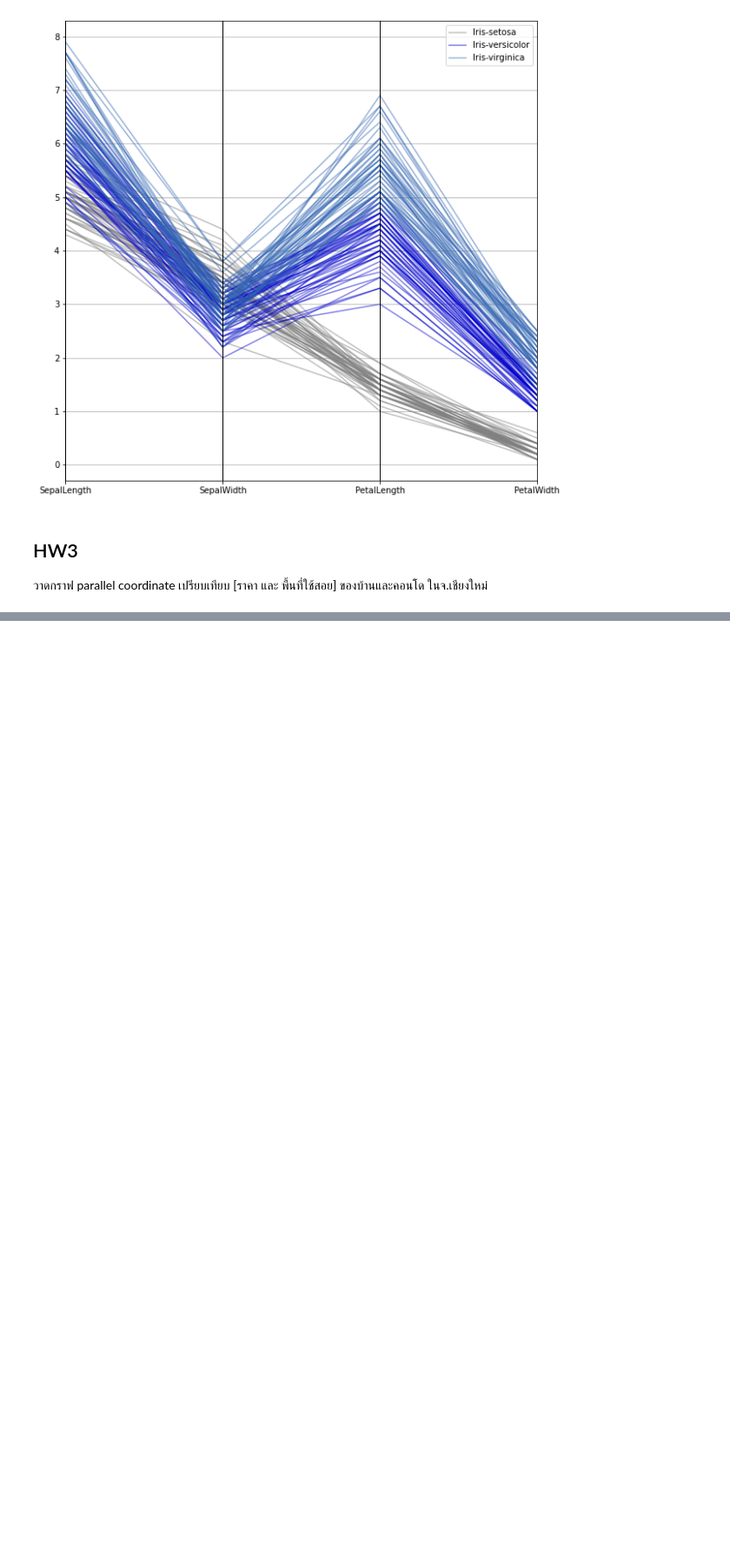
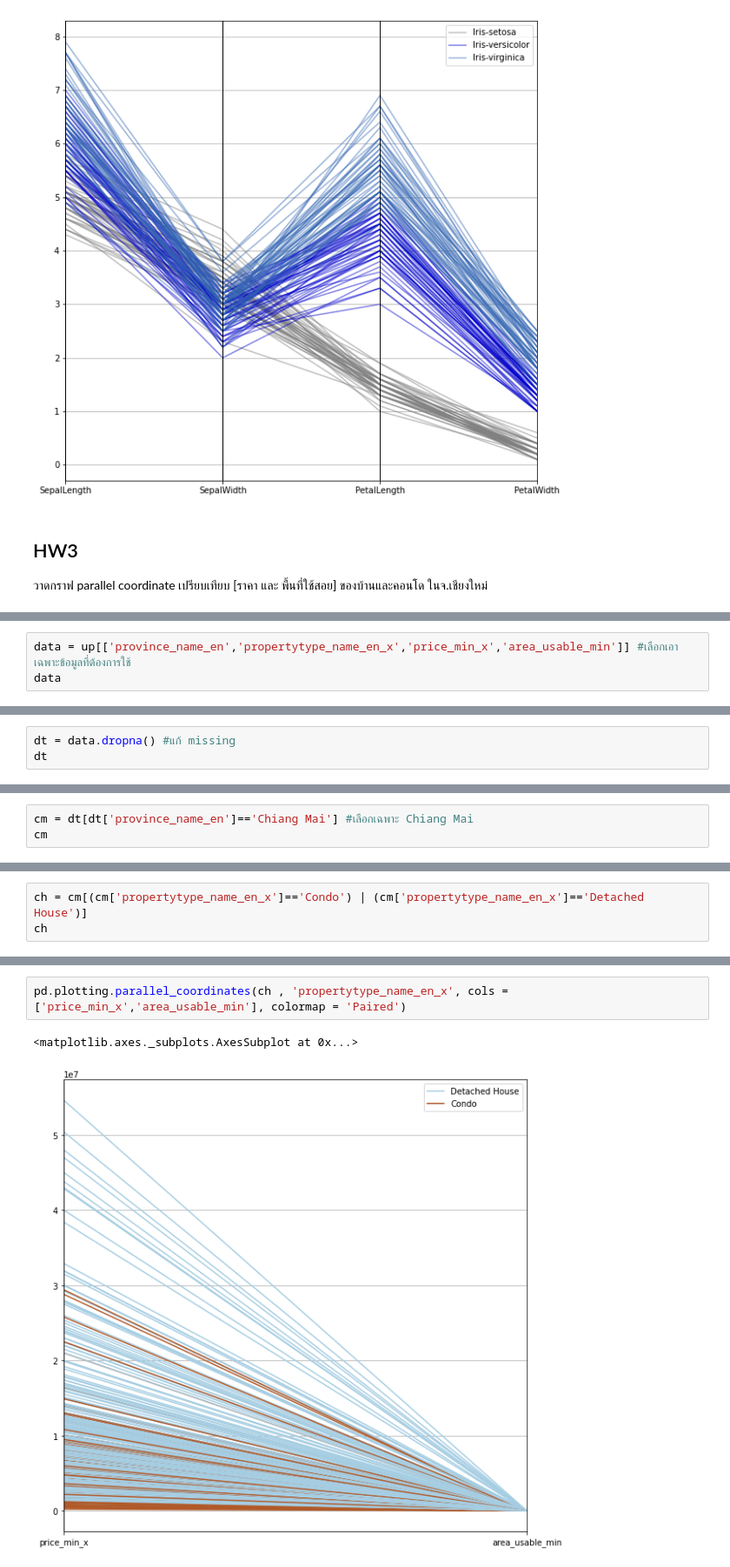
Before and after one commit to gxilly/BasicProg_DataViz65, a Jupyter notebook: DataViz01_Table_Data.ipynb, the cells around one changed output, grey strips where cells are left out. Shown at 87% size. Cells and saved outputs as stored; diff of their text form; blank space fills up the shorter version.

```diff
--- a/DataViz01_Table_Data.ipynb
+++ b/DataViz01_Table_Data.ipynb
@@ -200,0 +245,3 @@ pd.plotting.parallel_coordinates(df, 'Name', color=[[0.5,0.5,0.5,0.5],[0,0,0.8,0
+# %%
+data = up[['province_name_en','propertytype_name_en_x','price_min_x','area_usable_min']] #เลือกเอาเฉพาะข้อมูลที่ต้องการใช้
+data
@@ -200,0 +270,3 @@ pd.plotting.parallel_coordinates(df, 'Name', color=[[0.5,0.5,0.5,0.5],[0,0,0.8,0
+# %%
+dt = data.dropna() #แก้ missing
+dt
@@ -200,0 +287,3 @@ pd.plotting.parallel_coordinates(df, 'Name', color=[[0.5,0.5,0.5,0.5],[0,0,0.8,0
+# %%
+cm = dt[dt['province_name_en']=='Chiang Mai'] #เลือกเฉพาะ Chiang Mai
+cm
@@ -200,0 +304,3 @@ pd.plotting.parallel_coordinates(df, 'Name', color=[[0.5,0.5,0.5,0.5],[0,0,0.8,0
+# %%
+ch = cm[(cm['propertytype_name_en_x']=='Condo') | (cm['propertytype_name_en_x']=='Detached House')]
+ch
@@ -200,0 +329,5 @@ pd.plotting.parallel_coordinates(df, 'Name', color=[[0.5,0.5,0.5,0.5],[0,0,0.8,0
+# %%
+pd.plotting.parallel_coordinates(ch , 'propertytype_name_en_x', cols = ['price_min_x','area_usable_min'], colormap = 'Paired')
+# %% [output]
+<matplotlib.axes._subplots.AxesSubplot at 0x...>
+[figure, added]
```
Also changed, not shown: parts of 12 cells of this notebook.
